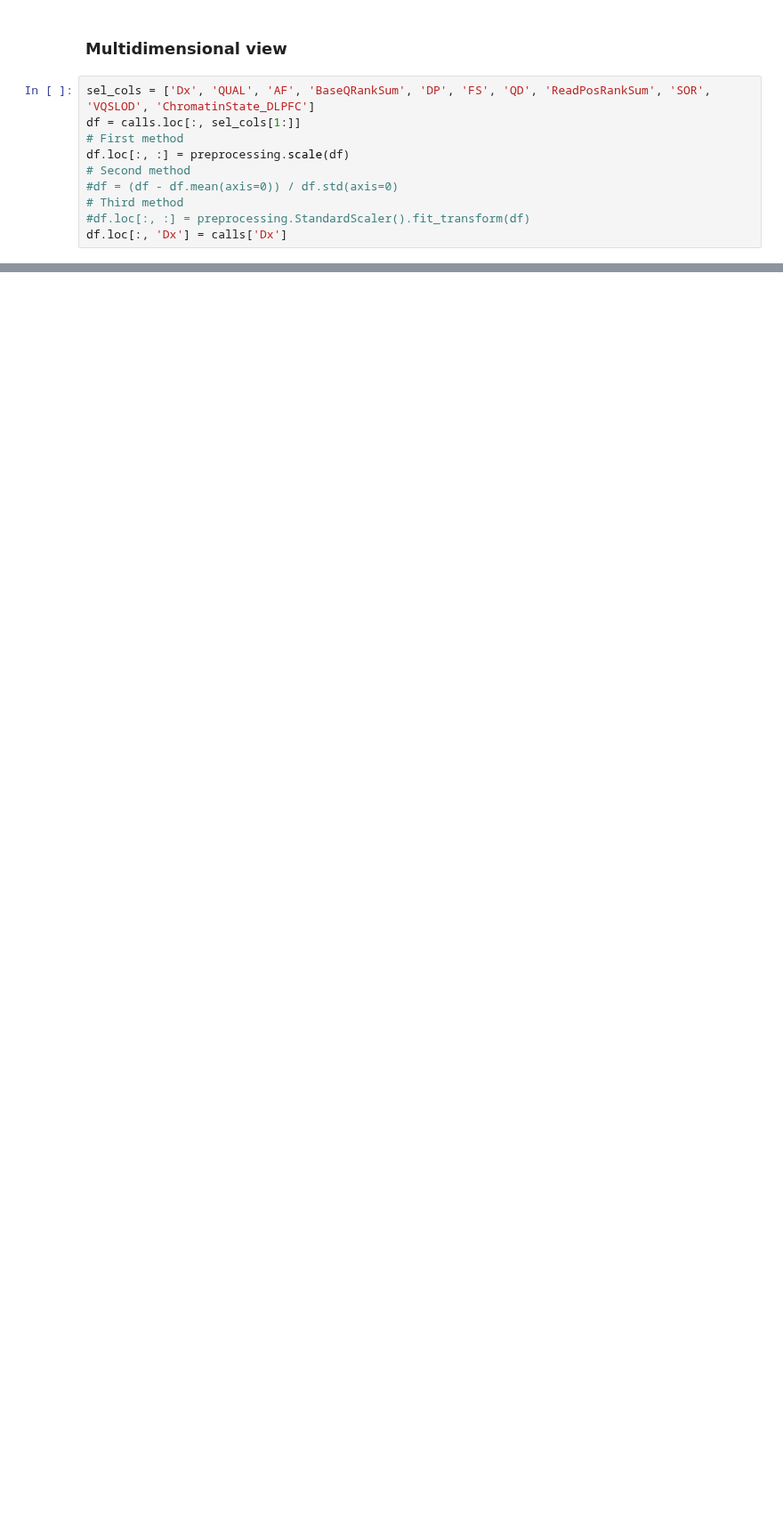
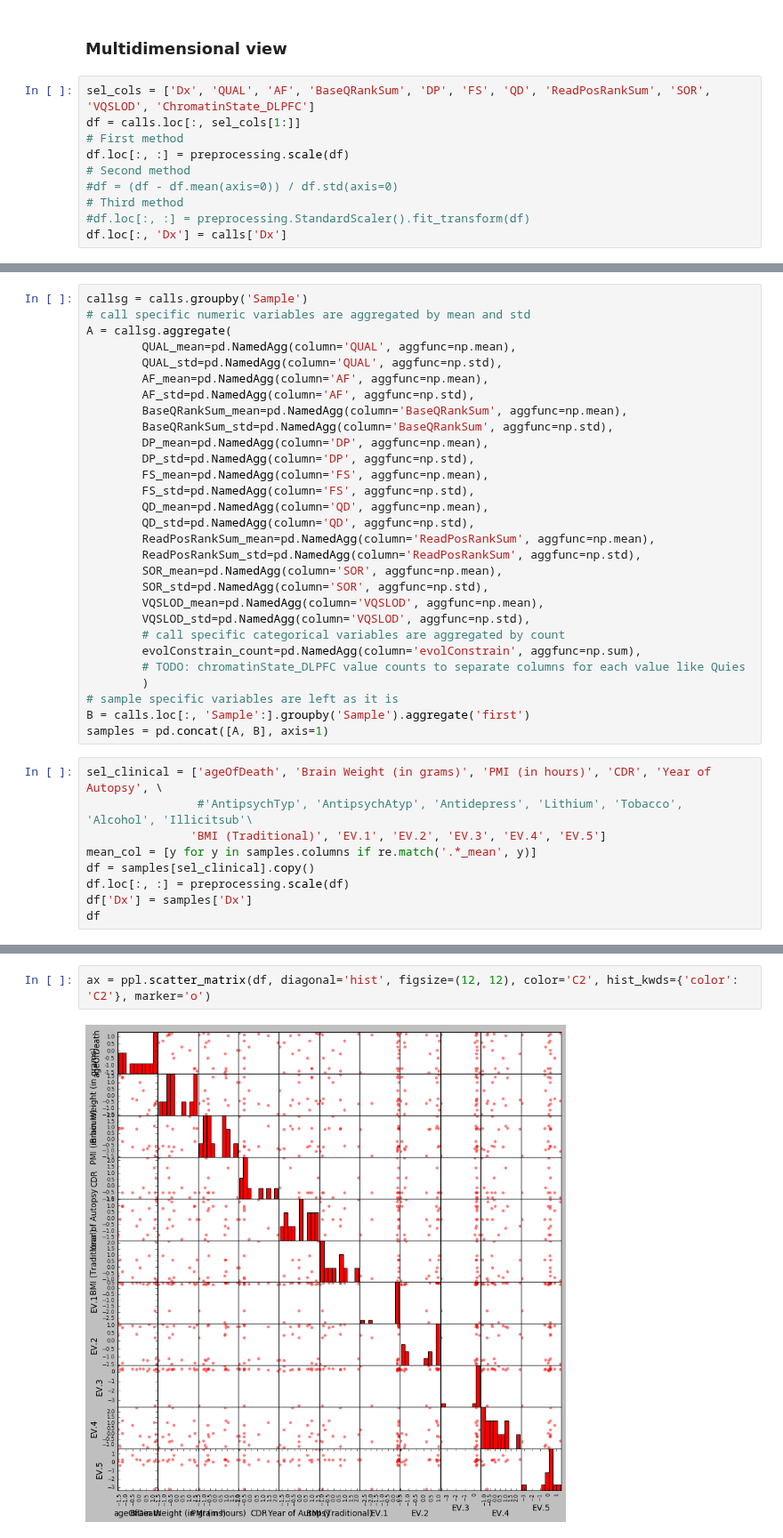
Before and after one commit to attilagk/BSM-research, a Jupyter notebook: notebook/2020-06-10-chromatin-state/2020-06-10-chromatin-state.ipynb, the cells around one changed output, grey strips where cells are left out. Shown at 89% size. Drawn from its saved outputs; the diff is of its cells as text; blank space fills up the shorter version.

```diff
--- a/notebook/2020-06-10-chromatin-state/2020-06-10-chromatin-state.ipynb
+++ b/notebook/2020-06-10-chromatin-state/2020-06-10-chromatin-state.ipynb
@@ -127,0 +174,38 @@ ppl.radviz(calls.loc[:, sel_cols], class_column='Dx', ax=ax, color=['C0', 'C1'])
+# %%
+callsg = calls.groupby('Sample')
+# call specific numeric variables are aggregated by mean and std
+A = callsg.aggregate(
+        QUAL_mean=pd.NamedAgg(column='QUAL', aggfunc=np.mean),
+        QUAL_std=pd.NamedAgg(column='QUAL', aggfunc=np.std),
+        AF_mean=pd.NamedAgg(column='AF', aggfunc=np.mean),
+        AF_std=pd.NamedAgg(column='AF', aggfunc=np.std),
+        BaseQRankSum_mean=pd.NamedAgg(column='BaseQRankSum', aggfunc=np.mean),
+        BaseQRankSum_std=pd.NamedAgg(column='BaseQRankSum', aggfunc=np.std),
+        DP_mean=pd.NamedAgg(column='DP', aggfunc=np.mean),
+        DP_std=pd.NamedAgg(column='DP', aggfunc=np.std),
+        FS_mean=pd.NamedAgg(column='FS', aggfunc=np.mean),
+        FS_std=pd.NamedAgg(column='FS', aggfunc=np.std),
+        QD_mean=pd.NamedAgg(column='QD', aggfunc=np.mean),
+        QD_std=pd.NamedAgg(column='QD', aggfunc=np.std),
+        ReadPosRankSum_mean=pd.NamedAgg(column='ReadPosRankSum', aggfunc=np.mean),
+        ReadPosRankSum_std=pd.NamedAgg(column='ReadPosRankSum', aggfunc=np.std),
+        SOR_mean=pd.NamedAgg(column='SOR', aggfunc=np.mean),
+        SOR_std=pd.NamedAgg(column='SOR', aggfunc=np.std),
+        VQSLOD_mean=pd.NamedAgg(column='VQSLOD', aggfunc=np.mean),
+        VQSLOD_std=pd.NamedAgg(column='VQSLOD', aggfunc=np.std),
+        # call specific categorical variables are aggregated by count
+        evolConstrain_count=pd.NamedAgg(column='evolConstrain', aggfunc=np.sum),
+        # TODO: chromatinState_DLPFC value counts to separate columns for each value like Quies
+        )
+# sample specific variables are left as it is
+B = calls.loc[:, 'Sample':].groupby('Sample').aggregate('first')
+samples = pd.concat([A, B], axis=1)
+# %%
+sel_clinical = ['ageOfDeath', 'Brain Weight (in grams)', 'PMI (in hours)', 'CDR', 'Year of Autopsy', \
+                #'AntipsychTyp', 'AntipsychAtyp', 'Antidepress', 'Lithium', 'Tobacco', 'Alcohol', 'Illicitsub'\
+               'BMI (Traditional)', 'EV.1', 'EV.2', 'EV.3', 'EV.4', 'EV.5']
+mean_col = [y for y in samples.columns if re.match('.*_mean', y)]
+df = samples[sel_clinical].copy()
+df.loc[:, :] = preprocessing.scale(df)
+df['Dx'] = samples['Dx']
+df
@@ -127,0 +229,4 @@ ppl.radviz(calls.loc[:, sel_cols], class_column='Dx', ax=ax, color=['C0', 'C1'])
+# %%
+ax = ppl.scatter_matrix(df, diagonal='hist', figsize=(12, 12), color='C2', hist_kwds={'color': 'C2'}, marker='o')
+# %% [output]
+[figure, added]
```
Also changed, not shown: parts of 16 cells of this notebook, 2 other files.
